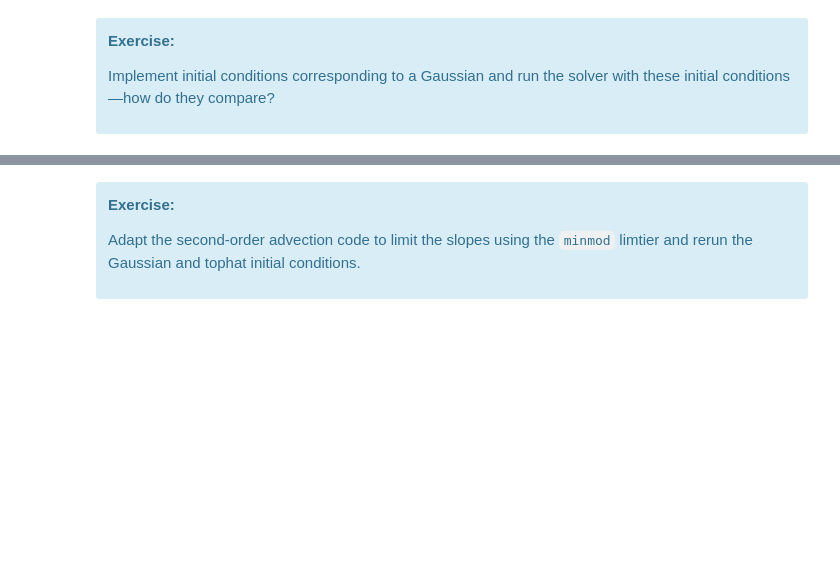
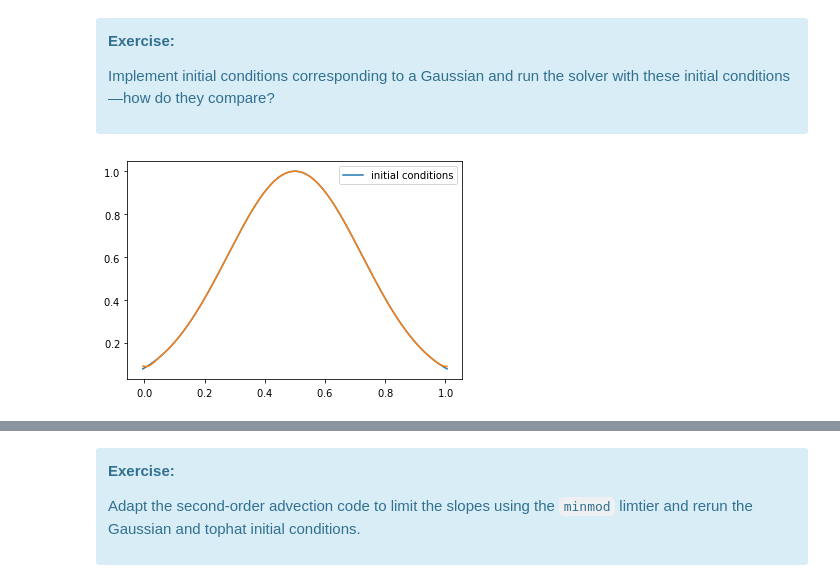
Before and after one commit to zingale/comp_astro_tutorial, a Jupyter notebook: content/05-advection/05-advection-partIII.ipynb, the cells around one changed output, grey strips where cells are left out. Saved outputs shown, nothing was run; the diff lists cells and outputs as text; code cells hidden in the pictures; blank space fills up the shorter version.

```diff
--- a/content/05-advection/05-advection-partIII.ipynb
+++ b/content/05-advection/05-advection-partIII.ipynb
@@ -209,6 +218,14 @@ fig = g.plot()
 Implement initial conditions corresponding to a Gaussian and run the solver with these initial conditions&mdash;how do they compare?
 
 </div>
+# %%
+def gaussian(g):
+    g.a[:] = np.exp(-(g.x - 0.5)**2/0.1)
+
+g = advection_mol(nx, u, C, init_cond=gaussian)
+fig = g.plot()
+# %% [output]
+[figure, added]
 # %% [markdown]
 One thing you'll notice is that with tophat initial conditions, there are oscillations near the discontinuities.  We don't see these with the smooth run.
 
```
Also changed, not shown: parts of 8 cells of this notebook, 1 other file.
